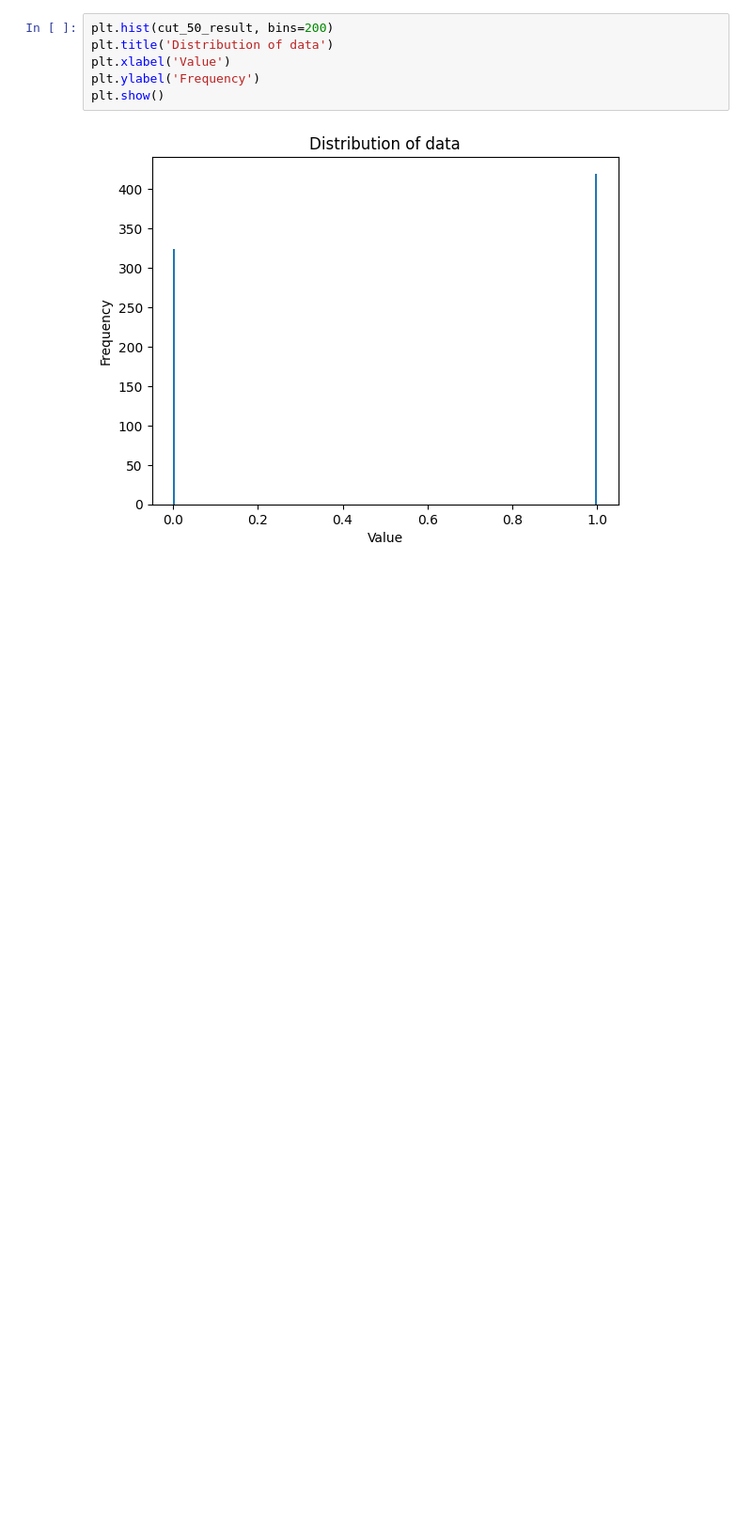
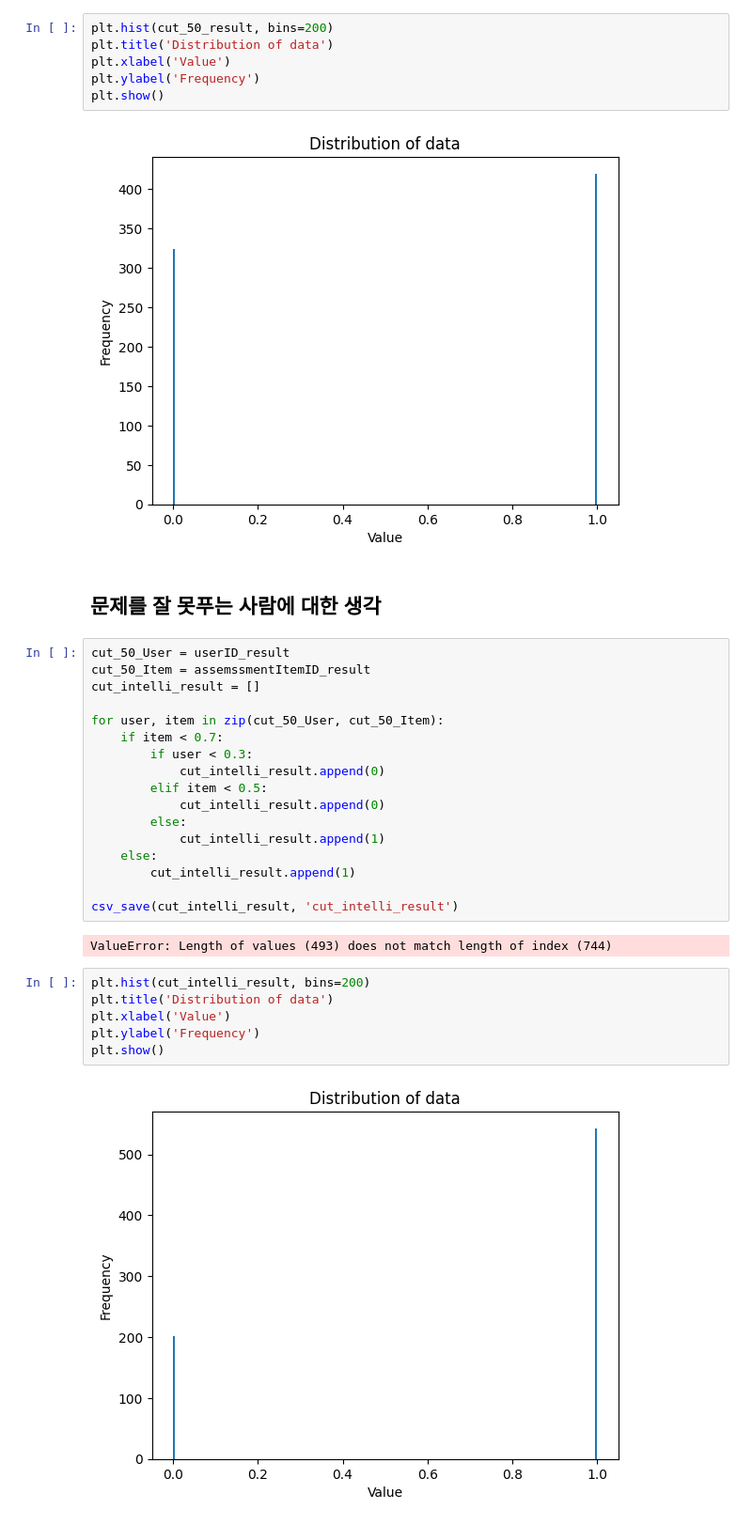
Before and after one commit to boostcampaitech5/level2_dkt-recsys-10, a Jupyter notebook: base_rule/base_rule.ipynb, the cells around one changed output. Shown: that part at 94% size. Cells and saved outputs as stored; diff of their text form; blank space fills up the shorter version.

```diff
--- a/base_rule/base_rule.ipynb
+++ b/base_rule/base_rule.ipynb
@@ -359,3 +367,32 @@ plt.ylabel('Frequency')
 plt.show()
 # %% [output]
 [figure]
+# %% [markdown]
+## 문제를 잘 못푸는 사람에 대한 생각
+# %%
+cut_50_User = userID_result
+cut_50_Item = assemssmentItemID_result
+cut_intelli_result = []
+
+for user, item in zip(cut_50_User, cut_50_Item):
+    if item < 0.7:
+        if user < 0.3:
+            cut_intelli_result.append(0)
+        elif item < 0.5:
+            cut_intelli_result.append(0)
+        else:
+            cut_intelli_result.append(1)
+    else:
+        cut_intelli_result.append(1)
+
+csv_save(cut_intelli_result, 'cut_intelli_result')
+# %% [output]
+ValueError: Length of values (493) does not match length of index (744)
+# %%
+plt.hist(cut_intelli_result, bins=200)
+plt.title('Distribution of data')
+plt.xlabel('Value')
+plt.ylabel('Frequency')
+plt.show()
+# %% [output]
+[figure, added]
```
Also changed, not shown: parts of 2 cells of this notebook, 2 other files.
